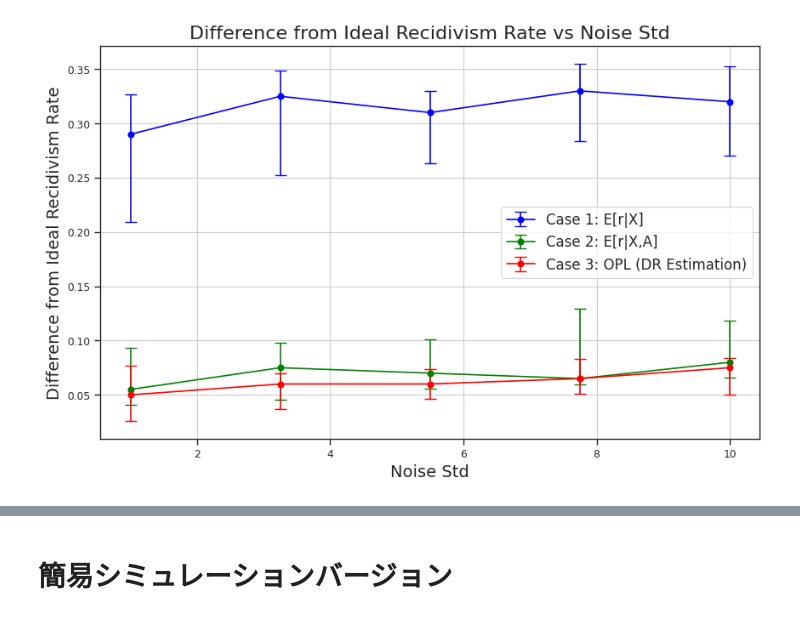
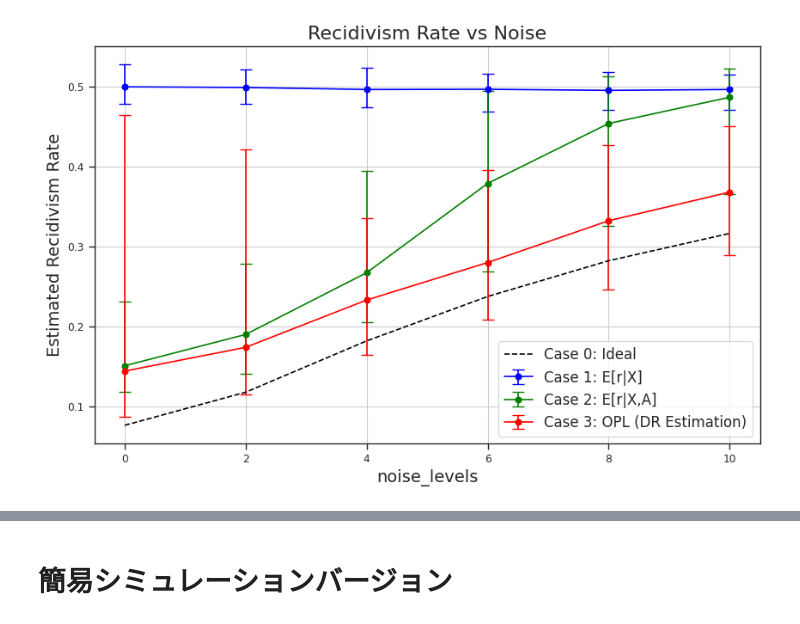
Before and after one commit to MasaAsami/commentary_mjca, a Jupyter notebook: notebooks/mjca_simdata.ipynb, the cells around one changed output, grey strips where cells are left out. Cells and saved outputs as stored; diff of their text form; code cells hidden in the pictures.

Commit message:
[add] plot

```diff
--- a/notebooks/mjca_simdata.ipynb
+++ b/notebooks/mjca_simdata.ipynb
@@ -743,0 +395,13 @@ Noise Std: 10.0
+# %%
+# 並列実行
+sample_size = 6000
+noise_levels = np.linspace(0, 10, 6)
+noise_results = {noise_std: {'Case0': [], 'Case1': [], 'Case2': [], 'Case3': []} for noise_std in noise_levels }
+X_dim = 52
+num_simulations = 1000 # 各サンプルサイズでのシミュレーション回数
+for noise_std in noise_levels:
+    print(f"\nNoise STD ={noise_std}")
+    parallel_results = Parallel(n_jobs=-1)(delayed(simulate_single_run)(sim, sample_size, X_dim, noise_std) for sim in tqdm(range(num_simulations), dynamic_ncols=True))
+    # 結果を集計
+    for _case in ['Case0', 'Case1', 'Case2', 'Case3']:
+        noise_results[noise_std][_case] = [result[_case] for result in parallel_results]
@@ -744,74 +415,41 @@ Noise Std: 10.0
 # %%
-# 理想的な再犯率との差分を計算
-diff_median_results = {'Case1': [], 'Case2': [], 'Case3': []}
-diff_lower_bounds = {'Case1': [], 'Case2': [], 'Case3': []}
-diff_upper_bounds = {'Case1': [], 'Case2': [], 'Case3': []}
+# 各ケースの中央値と信頼区間の計算
+median_results = {'Case0': [], 'Case1': [], 'Case2': [], 'Case3': []}
+lower_bounds = {'Case0': [], 'Case1': [], 'Case2': [], 'Case3': []}
+upper_bounds = {'Case0': [], 'Case1': [], 'Case2': [], 'Case3': []}
 
-for case in ['Case1', 'Case2', 'Case3']:
+for _case in ['Case0', 'Case1', 'Case2', 'Case3']:
     for noise_std in noise_levels:
-        diff_data = np.array(results[noise_std][case]) - np.array(results[noise_std]['Case0'])
-        median = np.median(diff_data)
-        lower = np.percentile(diff_data, 2.5)
-        upper = np.percentile(diff_data, 97.5)
+        data = np.array(noise_results[noise_std][_case])
+        median = np.median(data)
+        lower = np.percentile(data, 2.5)
+        upper = np.percentile(data, 97.5)
 
-        diff_median_results[case].append(median)
-        diff_lower_bounds[case].append(lower)
-        diff_upper_bounds[case].append(upper)
+        median_results[_case].append(median)
+        lower_bounds[_case].append(lower)
+        upper_bounds[_case].append(upper)
 
-# 差分のプロット
+# プロットの作成
 plt.figure(figsize=(10, 6))
 
-for case, label, color in zip(['Case1', 'Case2', 'Case3'],
+for _case, label, color in zip(['Case1', 'Case2', 'Case3'],
                               ['Case 1: E[r|X]', 'Case 2: E[r|X,A]', 'Case 3: OPL (DR Estimation)'],
                               ['blue', 'green', 'red']):
-    medians = diff_median_results[case]
-    lowers = diff_lower_bounds[case]
-    uppers = diff_upper_bounds[case]
+    medians = median_results[_case]
+    lowers = lower_bounds[_case]
+    uppers = upper_bounds[_case]
     plt.errorbar(noise_levels, medians, yerr=[np.array(medians) - np.array(lowers), np.array(uppers) - np.array(medians)],
                  fmt='-o', label=label, color=color, capsize=5)
 
-plt.xlabel('Noise Std', fontsize=14)
-plt.ylabel('Difference from Ideal Recidivism Rate', fontsize=14)
-plt.title('Difference from Ideal Recidivism Rate vs Noise Std', fontsize=16)
+# 理想的な再犯率をプロット
+ideal_medians = median_results['Case0']
+plt.plot(noise_levels, ideal_medians, 'k--', label='Case 0: Ideal')
+
+plt.xlabel('noise_levels', fontsize=14)
+plt.ylabel('Estimated Recidivism Rate', fontsize=14)
+plt.title('Recidivism Rate vs Noise', fontsize=16)
 plt.legend(fontsize=12)
 plt.grid(True)
 plt.show()
-
-# # 推定再犯率 / 理想的再犯率の計算
-# ratio_median_results = {'Case1': [], 'Case2': [], 'Case3': []}
-# ratio_lower_bounds = {'Case1': [], 'Case2': [], 'Case3': []}
-# ratio_upper_bounds = {'Case1': [], 'Case2': [], 'Case3': []}
-
-# for case in ['Case1', 'Case2', 'Case3']:
-#     for noise_std in noise_levels:
-#         # 推定再犯率と理想的再犯率の比率を計算
-#         ratio_data = np.array(results[noise_std][case]) / np.array(results[noise_std]['Case0'])
-#         median = np.median(ratio_data)
-#         lower = np.percentile(ratio_data, 2.5)
-#         upper = np.percentile(ratio_data, 97.5)
-
-#         ratio_median_results[case].append(median)
-#         ratio_lower_bounds[case].append(lower)
-#         ratio_upper_bounds[case].append(upper)
-
-# # 比率のプロット
-# plt.figure(figsize=(10, 6))
-
-# for case, label, color in zip(['Case1', 'Case2', 'Case3'],
-#                               ['Case 1: E[r|X]', 'Case 2: E[r|X,A]', 'Case 3: OPL (DR Estimation)'],
-#                               ['blue', 'green', 'red']):
-#     medians = ratio_median_results[case]
-#     lowers = ratio_lower_bounds[case]
-#     uppers = ratio_upper_bounds[case]
-#     plt.errorbar(noise_levels, medians, yerr=[np.array(medians) - np.array(lowers), np.array(uppers) - np.array(medians)],
-#                  fmt='-o', label=label, color=color, capsize=5)
-
-# plt.axhline(1, color='k', linestyle='--', label='Ideal Ratio = 1')  # 理想的な比率
-# plt.xlabel('Noise Std', fontsize=14)
-# plt.ylabel('Estimated / Ideal Recidivism Rate', fontsize=14)
-# plt.title('Estimated / Ideal Recidivism Rate vs Noise Std', fontsize=16)
-# plt.legend(fontsize=12)
-# plt.grid(True)
-# plt.show()
 # %% [output]
-[figure, old version]
+[figure, new version]
```
Also changed, not shown: parts of 19 cells of this notebook.
